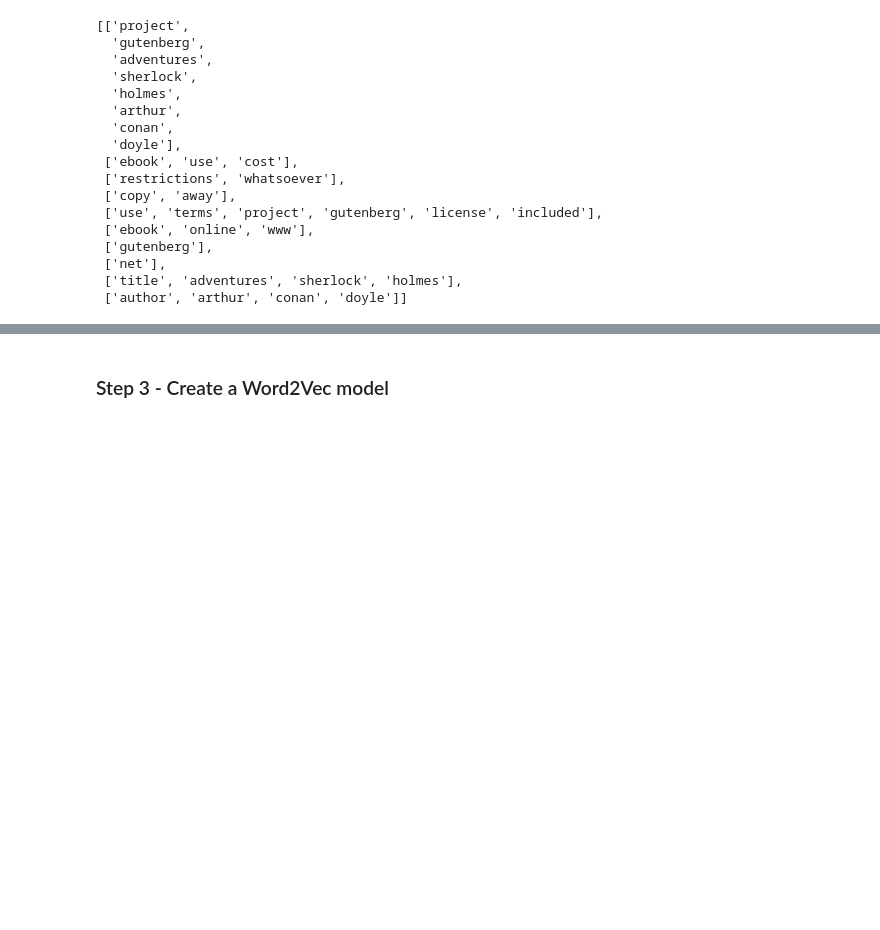
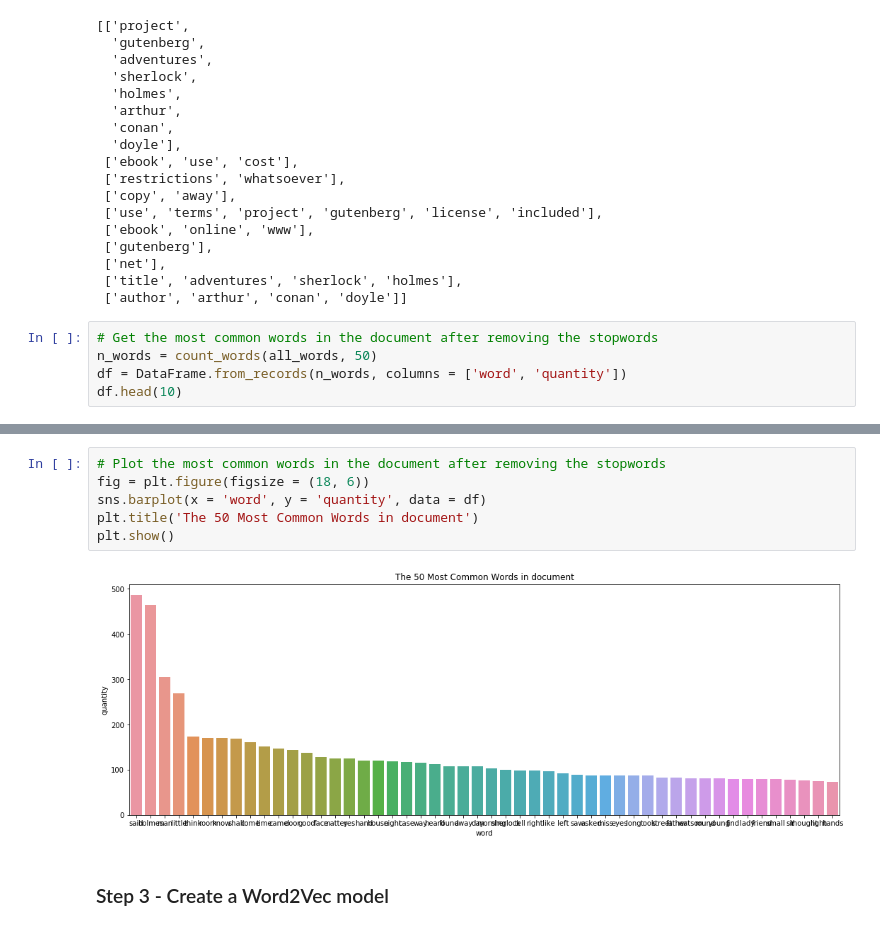
Before and after one commit to ansegura7/NLP, a Jupyter notebook: code/NLP_Word2Vec.ipynb, the cells around one changed output, grey strips where cells are left out. Cells and saved outputs as stored; diff of their text form; blank space fills up the shorter version.

```diff
--- a/code/NLP_Word2Vec.ipynb
+++ b/code/NLP_Word2Vec.ipynb
@@ -107,3 +151,8 @@ all_words[:10]
  ['net'],
  ['title', 'adventures', 'sherlock', 'holmes'],
  ['author', 'arthur', 'conan', 'doyle']]
+# %%
+# Get the most common words in the document after removing the stopwords
+n_words = count_words(all_words, 50)
+df = DataFrame.from_records(n_words, columns = ['word', 'quantity'])
+df.head(10)
@@ -110,3 +171,11 @@ all_words[:10]
+# %%
+# Plot the most common words in the document after removing the stopwords
+fig = plt.figure(figsize = (18, 6))
+sns.barplot(x = 'word', y = 'quantity', data = df)
+plt.title('The 50 Most Common Words in document')
+plt.show()
+# %% [output]
+[figure, added]
 # %% [markdown]
 ### Step 3 - Create a Word2Vec model
 # %%
```
Also changed, not shown: parts of 14 cells of this notebook, 1 other file.
